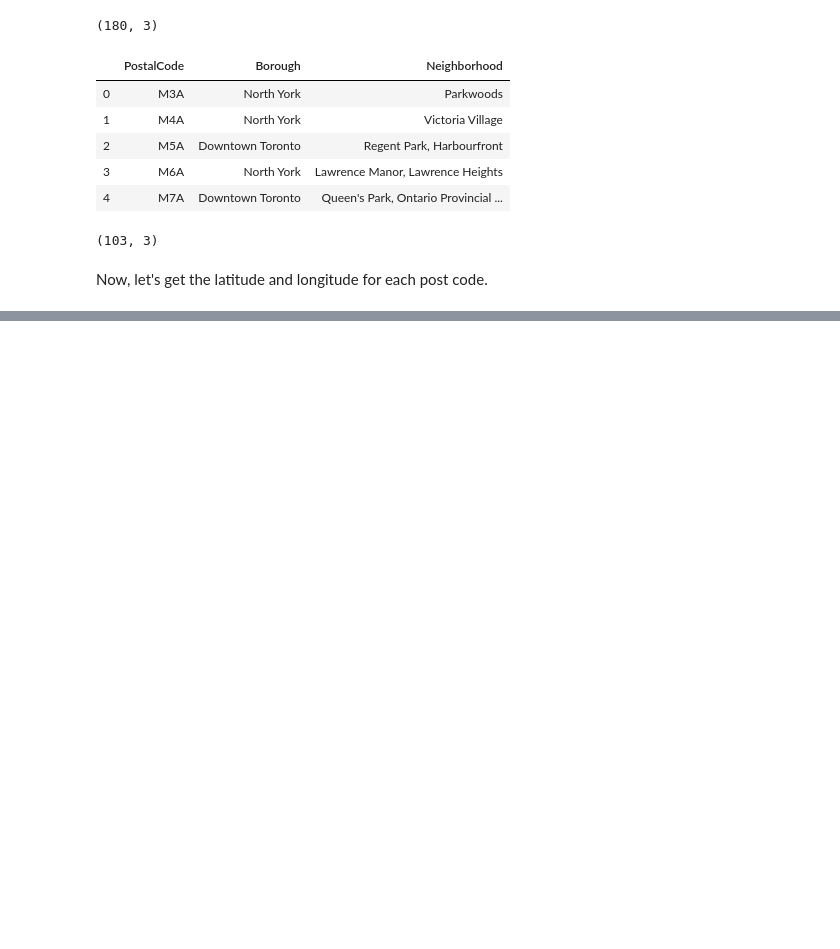
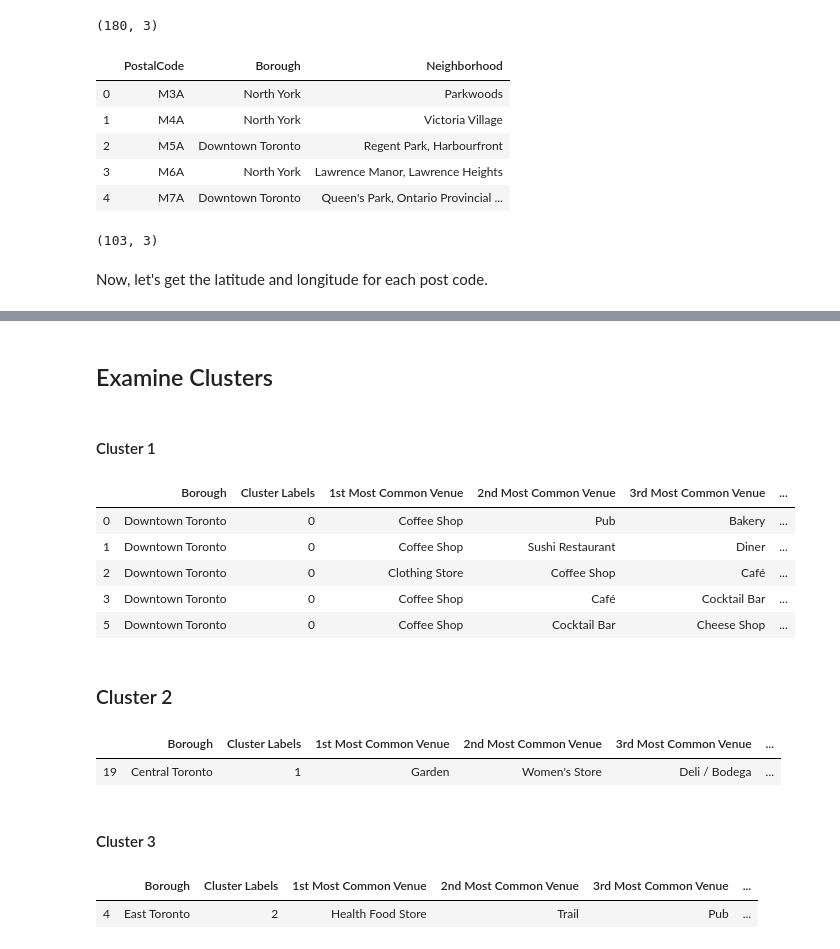
Before and after one commit to Geobuddy/Coursera_Capstone, a Jupyter notebook: Toronto_Neighbourhood_Exploration.ipynb, the cells around one changed output, grey strips where cells are left out. Drawn from its saved outputs; the diff is of its cells as text; code cells hidden in the pictures; blank space fills up the shorter version.

```diff
--- a/Toronto_Neighbourhood_Exploration.ipynb
+++ b/Toronto_Neighbourhood_Exploration.ipynb
@@ -76,0 +394,27 @@ df.head()
+# %% [markdown]
+## Examine Clusters
+# %% [markdown]
+#### Cluster 1
+# %%
+toronto_merged.loc[toronto_merged['Cluster Labels'] == 0, toronto_merged.columns[[1] + list(range(5,toronto_merged.shape[1]))]][0:5]
+# %% [output]
+|  | Borough | Cluster Labels | 1st Most Common Venue | 2nd Most Common Venue | 3rd Most Common Venue | ... |
+| 0 | Downtown Toronto | 0 | Coffee Shop | Pub | Bakery | ... |
+| 1 | Downtown Toronto | 0 | Coffee Shop | Sushi Restaurant | Diner | ... |
+| 2 | Downtown Toronto | 0 | Clothing Store | Coffee Shop | Café | ... |
+| 3 | Downtown Toronto | 0 | Coffee Shop | Café | Cocktail Bar | ... |
+| 5 | Downtown Toronto | 0 | Coffee Shop | Cocktail Bar | Cheese Shop | ... |
+# %% [markdown]
+### Cluster 2
+# %%
+toronto_merged.loc[toronto_merged['Cluster Labels'] == 1, toronto_merged.columns[[1] + list(range(5,toronto_merged.shape[1]))]]
+# %% [output]
+|  | Borough | Cluster Labels | 1st Most Common Venue | 2nd Most Common Venue | 3rd Most Common Venue | ... |
+| 19 | Central Toronto | 1 | Garden | Women's Store | Deli / Bodega | ... |
+# %% [markdown]
+#### Cluster 3
+# %%
+toronto_merged.loc[toronto_merged['Cluster Labels'] == 2, toronto_merged.columns[[1] + list(range(5,toronto_merged.shape[1]))]]
+# %% [output]
+|  | Borough | Cluster Labels | 1st Most Common Venue | 2nd Most Common Venue | 3rd Most Common Venue | ... |
+| 4 | East Toronto | 2 | Health Food Store | Trail | Pub | ... |
```
Also changed, not shown: parts of 33 cells of this notebook.
